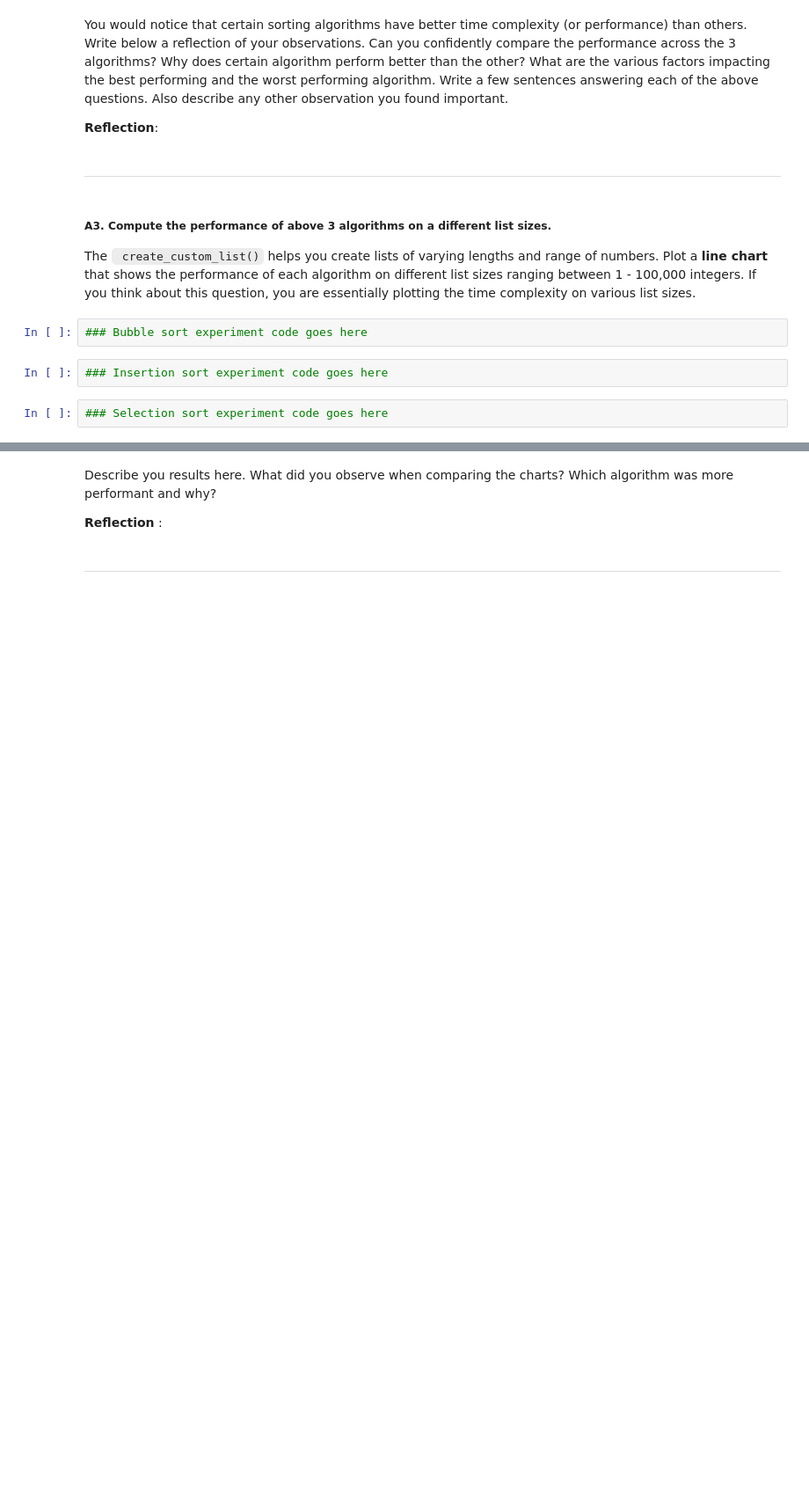
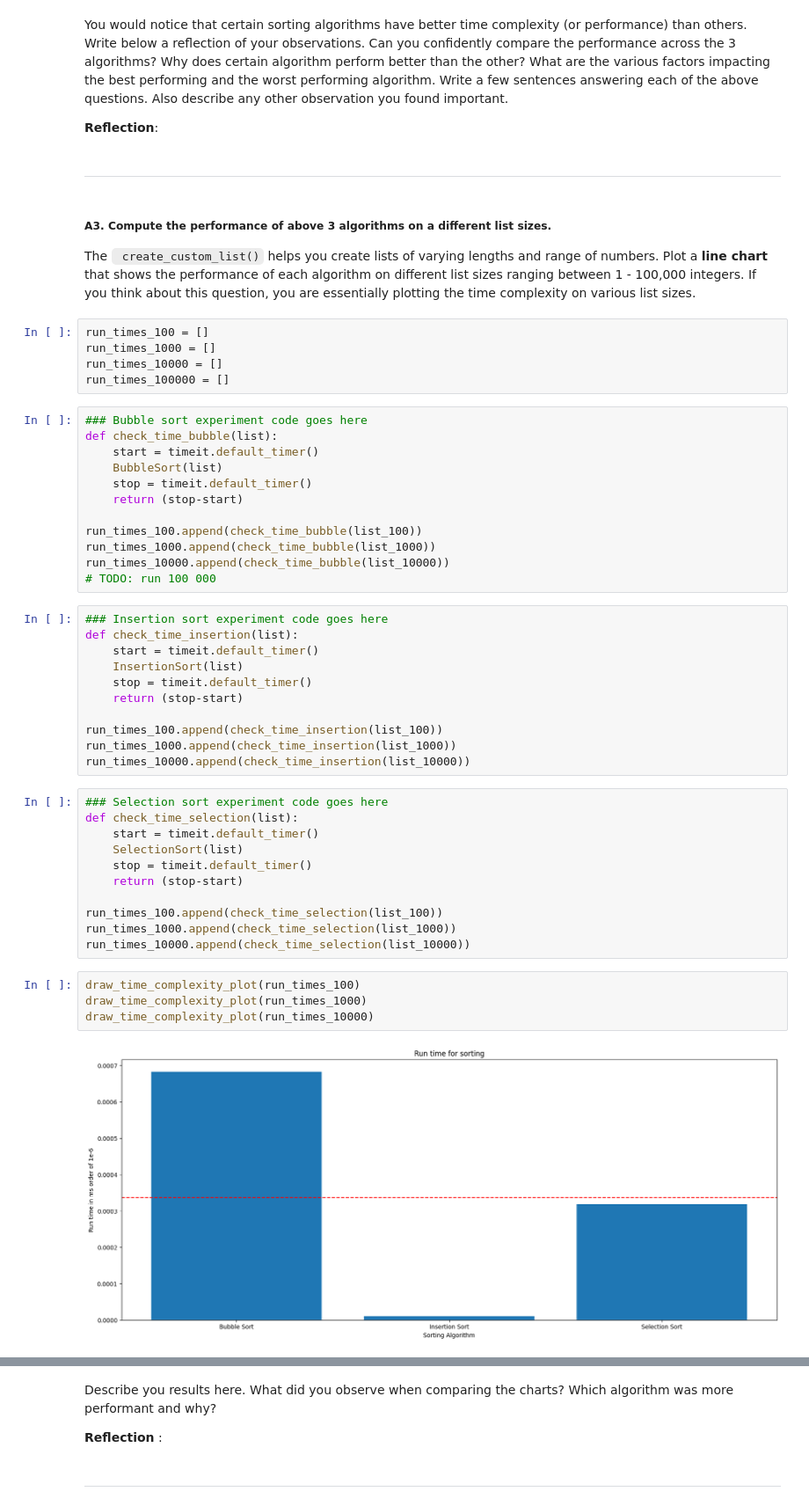
Before and after one commit to Noprop/minesweeper-2xc3-, a Jupyter notebook: Lab_II.ipynb, the cells around one changed output, grey strips where cells are left out. Shown at 88% size. Cells and saved outputs as stored; diff of their text form; blank space fills up the shorter version.

```diff
--- a/Lab_II.ipynb
+++ b/Lab_II.ipynb
@@ -165,9 +180,48 @@ You would notice that certain sorting algorithms have better time complexity (or
 ##### A3. Compute the performance of above 3 algorithms on a different list sizes.
 
 The <code> create_custom_list()</code> helps you create lists of varying lengths and range of numbers. Plot a **line chart** that shows the performance of each algorithm on different list sizes ranging between 1 - 100,000 integers. If you think about this question, you are essentially plotting the time complexity on various list sizes.
-# %%
-### Bubble sort experiment code goes here
-# %%
-### Insertion sort experiment code goes here
-# %%
-### Selection sort experiment code goes here
+# %%
+run_times_100 = []
+run_times_1000 = []
+run_times_10000 = []
+run_times_100000 = []
+# %%
+### Bubble sort experiment code goes here
+def check_time_bubble(list):
+    start = timeit.default_timer()
+    BubbleSort(list)
+    stop = timeit.default_timer()
+    return (stop-start)
+
+run_times_100.append(check_time_bubble(list_100))
+run_times_1000.append(check_time_bubble(list_1000))
+run_times_10000.append(check_time_bubble(list_10000))
+# TODO: run 100 000
+# %%
+### Insertion sort experiment code goes here
+def check_time_insertion(list):
+    start = timeit.default_timer()
+    InsertionSort(list)
+    stop = timeit.default_timer()
+    return (stop-start)
+
+run_times_100.append(check_time_insertion(list_100))
+run_times_1000.append(check_time_insertion(list_1000))
+run_times_10000.append(check_time_insertion(list_10000))
+# %%
+### Selection sort experiment code goes here
+def check_time_selection(list):
+    start = timeit.default_timer()
+    SelectionSort(list)
+    stop = timeit.default_timer()
+    return (stop-start)
+
+run_times_100.append(check_time_selection(list_100))
+run_times_1000.append(check_time_selection(list_1000))
+run_times_10000.append(check_time_selection(list_10000))
+# %%
+draw_time_complexity_plot(run_times_100)
+draw_time_complexity_plot(run_times_1000)
+draw_time_complexity_plot(run_times_10000)
+# %% [output]
+[figure, added]
```
Also changed, not shown: parts of 6 cells of this notebook.
